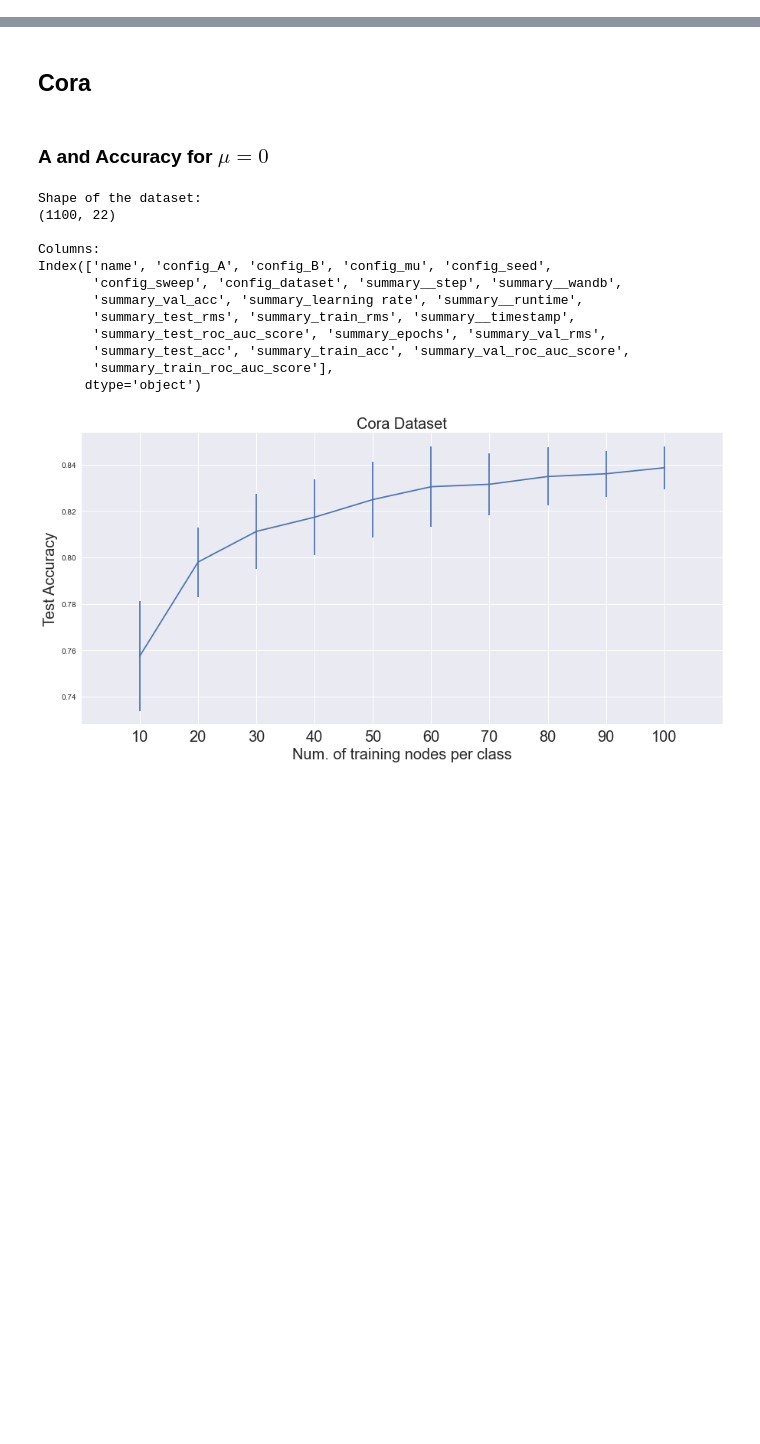
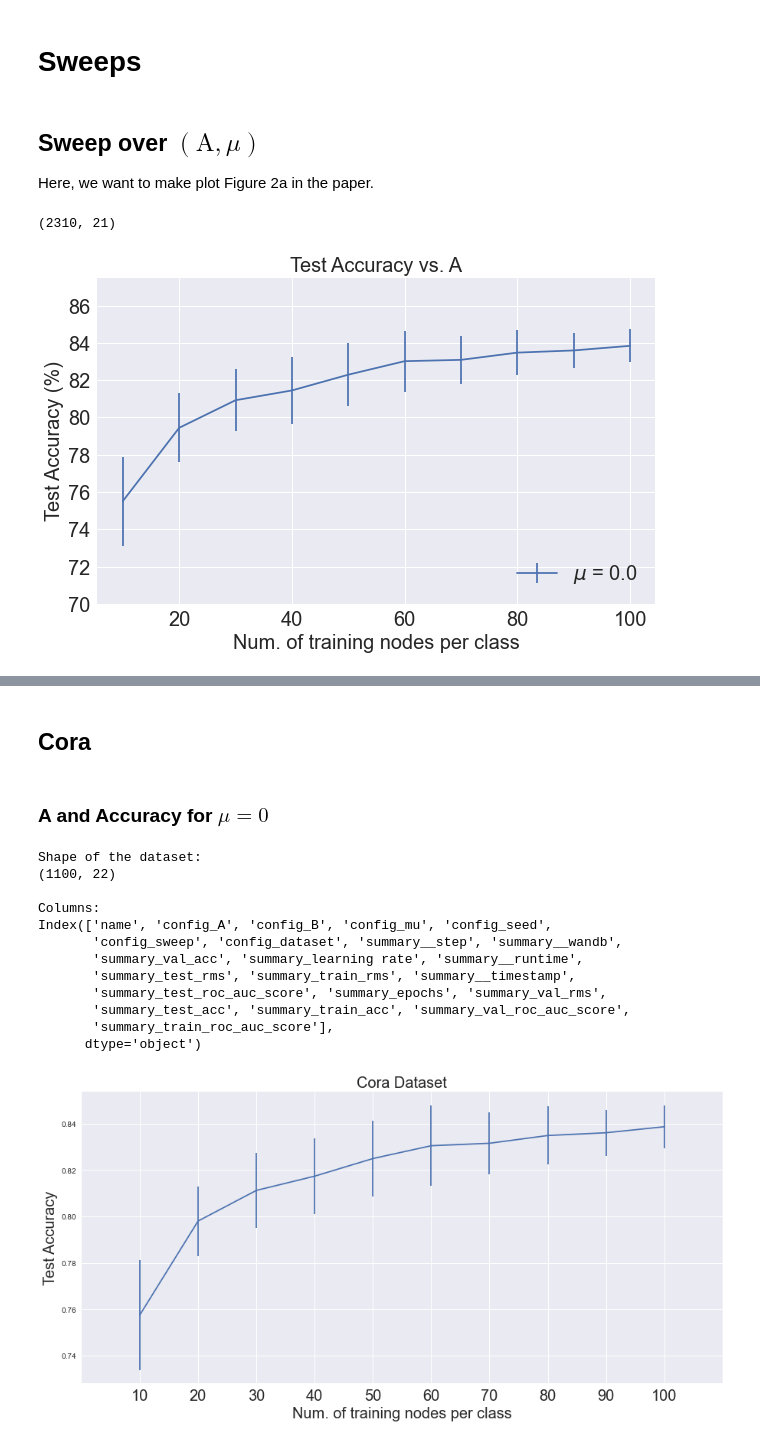
Before and after one commit to vstenby/02460GraphRegularization, a Jupyter notebook: Notebooks/Analysis.ipynb, the cells around one changed output, grey strips where cells are left out. Saved outputs shown, nothing was run; the diff lists cells and outputs as text; code cells hidden in the pictures; blank space fills up the shorter version.

Commit message:
Added plot notebook

```diff
--- a/Notebooks/Analysis.ipynb
+++ b/Notebooks/Analysis.ipynb
@@ -8,5 +12,5 @@ plt.style.use('seaborn')
 # %%
-def load_runs(sweep_id, warnings=True):
+def load_sweep(sweep_id, warnings=True):
 
     sweep = api.sweep(f"wakewordteam/02460AdvancedML/{sweep_id}")
     sweep_runs = sweep.runs
@@ -47,7 +51,7 @@ def load_runs(sweep_id, warnings=True):
             return d[k]
         except:
             if warnings:
-                print('Warning: Some runs might have failed!')
+                print(f'Could not extract {k} from {d}')
             return None
 
     for col in columns:
@@ -115,0 +69,34 @@ runs_df.head()
+# %% [markdown]
+# Sweeps
+# %% [markdown]
+## Sweep over $(\textrm{A}, \mu)$
+
+Here, we want to make plot Figure 2a in the paper.
+# %%
+runs_df = load_sweep('9t6u397w', warnings=False)
+
+print(runs_df.shape)
+
+runs_df['summary_test_acc'] = runs_df['summary_test_acc'] * 100
+
+sweep_mu_A_df = runs_df.groupby(['config_A', 'config_mu']).agg(
+    test_acc_mean = ('summary_test_acc', 'mean'),
+    test_acc_std  = ('summary_test_acc', 'std')
+).reset_index().groupby(['config_mu']).agg(lambda x : list(x)).reset_index()
+
+plt.figure(figsize=(10,6))
+plt.title('Test Accuracy vs. A', fontsize=20)
+for _, (config_mu, config_A, test_acc_mean, test_acc_std) in sweep_mu_A_df.iterrows():
+    plt.errorbar(config_A, test_acc_mean, test_acc_std, label=r'$\mu$ = ' + str(config_mu))
+    plt.legend(fontsize=20, loc='lower right')
+    plt.xticks(fontsize=20)
+    plt.yticks(fontsize=20)
+    break #Only take mu=0
+plt.xlabel('Num. of training nodes per class', fontsize=20)
+plt.ylabel('Test Accuracy (%)', fontsize=20)
+plt.ylim(70, 87.5)
+
+plt.show()
+# %% [output]
+(2310, 21)
+[figure, added]
```
Also changed, not shown: parts of 18 cells of this notebook.
